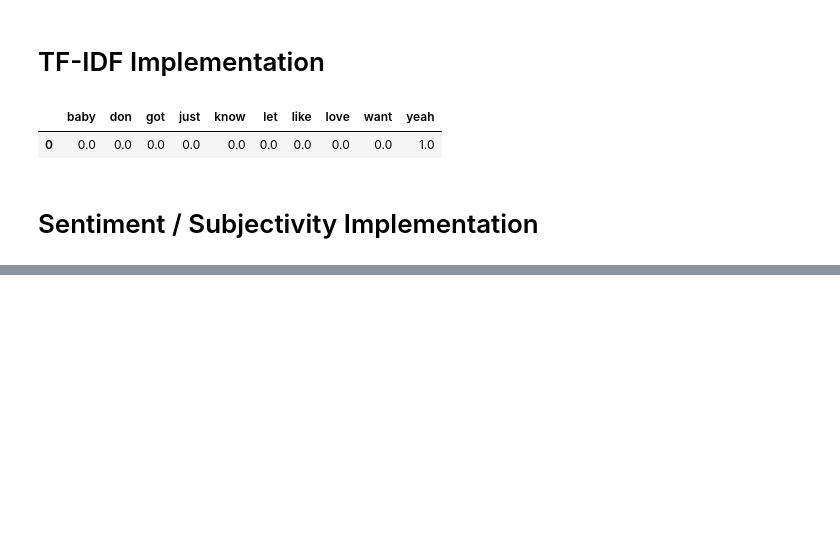
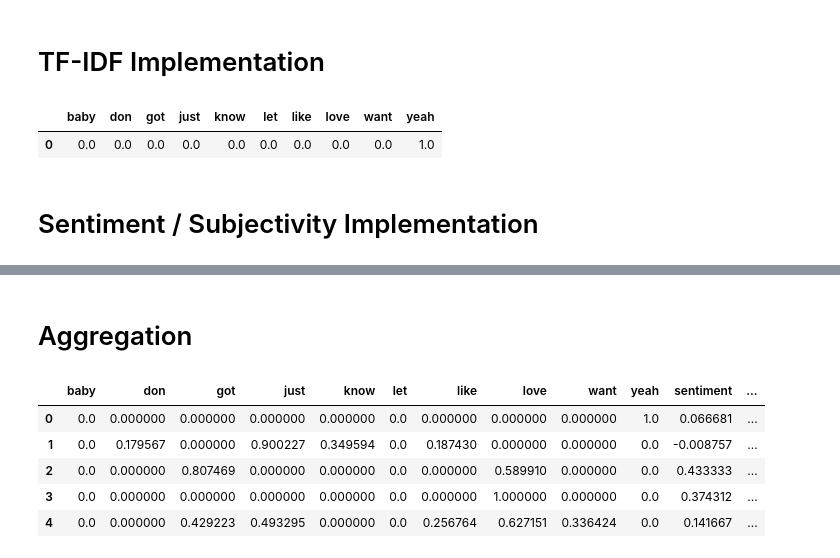
Before and after one commit to WrsRosanne/NLP-Course-Group-Project, a Jupyter notebook: clustering_scrypt.ipynb, the cells around one changed output, grey strips where cells are left out. Saved outputs shown, nothing was run; the diff lists cells and outputs as text; code cells hidden in the pictures; blank space fills up the shorter version.

```diff
--- a/clustering_scrypt.ipynb
+++ b/clustering_scrypt.ipynb
@@ -52,2 +65,12 @@ df.head(1)
+# %% [markdown]
+# Aggregation
 # %%
-pd.concat(tfidf_df, df[['sentiment', 'subjectivity', 'Year', 'Word Counts', 'Unique Word Counts','Rank']]
+cluster_df = pd.concat([tfidf_df, punctuation_df[['sentiment', 'subjectivity', 'Year', 'Word Counts', 'Unique Word Counts','Rank', 'question_count','exclamation_count']]], axis=1).dropna()
+cluster_df.head()
+# %% [output]
+|  | baby | don | got | just | know | let | like | love | want | yeah | sentiment | ... |
+| 0 | 0.0 | 0.000000 | 0.000000 | 0.000000 | 0.000000 | 0.0 | 0.000000 | 0.000000 | 0.000000 | 1.0 | 0.066681 | ... |
+| 1 | 0.0 | 0.179567 | 0.000000 | 0.900227 | 0.349594 | 0.0 | 0.187430 | 0.000000 | 0.000000 | 0.0 | -0.008757 | ... |
+| 2 | 0.0 | 0.000000 | 0.807469 | 0.000000 | 0.000000 | 0.0 | 0.000000 | 0.589910 | 0.000000 | 0.0 | 0.433333 | ... |
+| 3 | 0.0 | 0.000000 | 0.000000 | 0.000000 | 0.000000 | 0.0 | 0.000000 | 1.000000 | 0.000000 | 0.0 | 0.374312 | ... |
+| 4 | 0.0 | 0.000000 | 0.429223 | 0.493295 | 0.000000 | 0.0 | 0.256764 | 0.627151 | 0.336424 | 0.0 | 0.141667 | ... |
```
Also changed, not shown: parts of 10 cells of this notebook, 4 other files.
